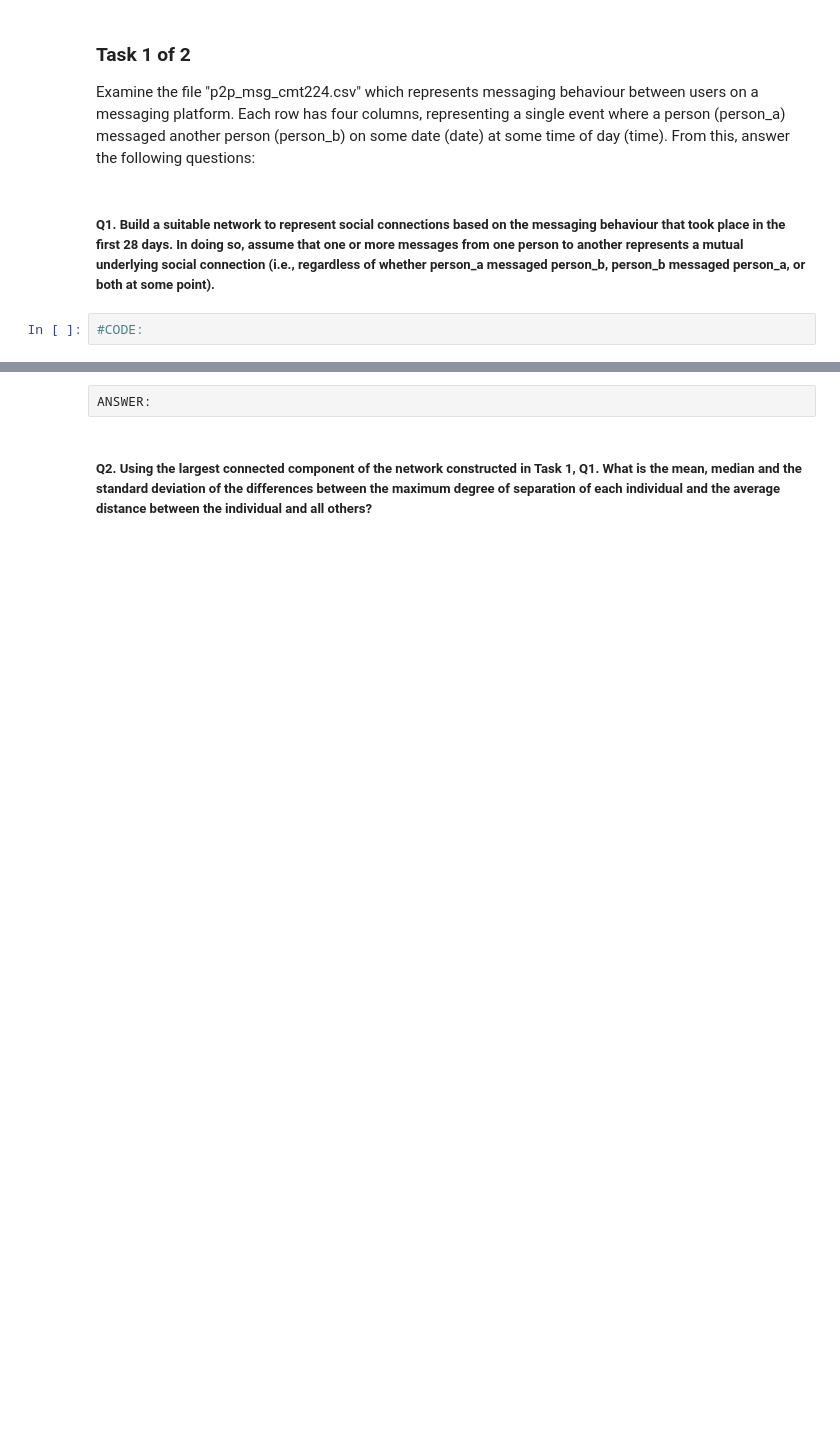
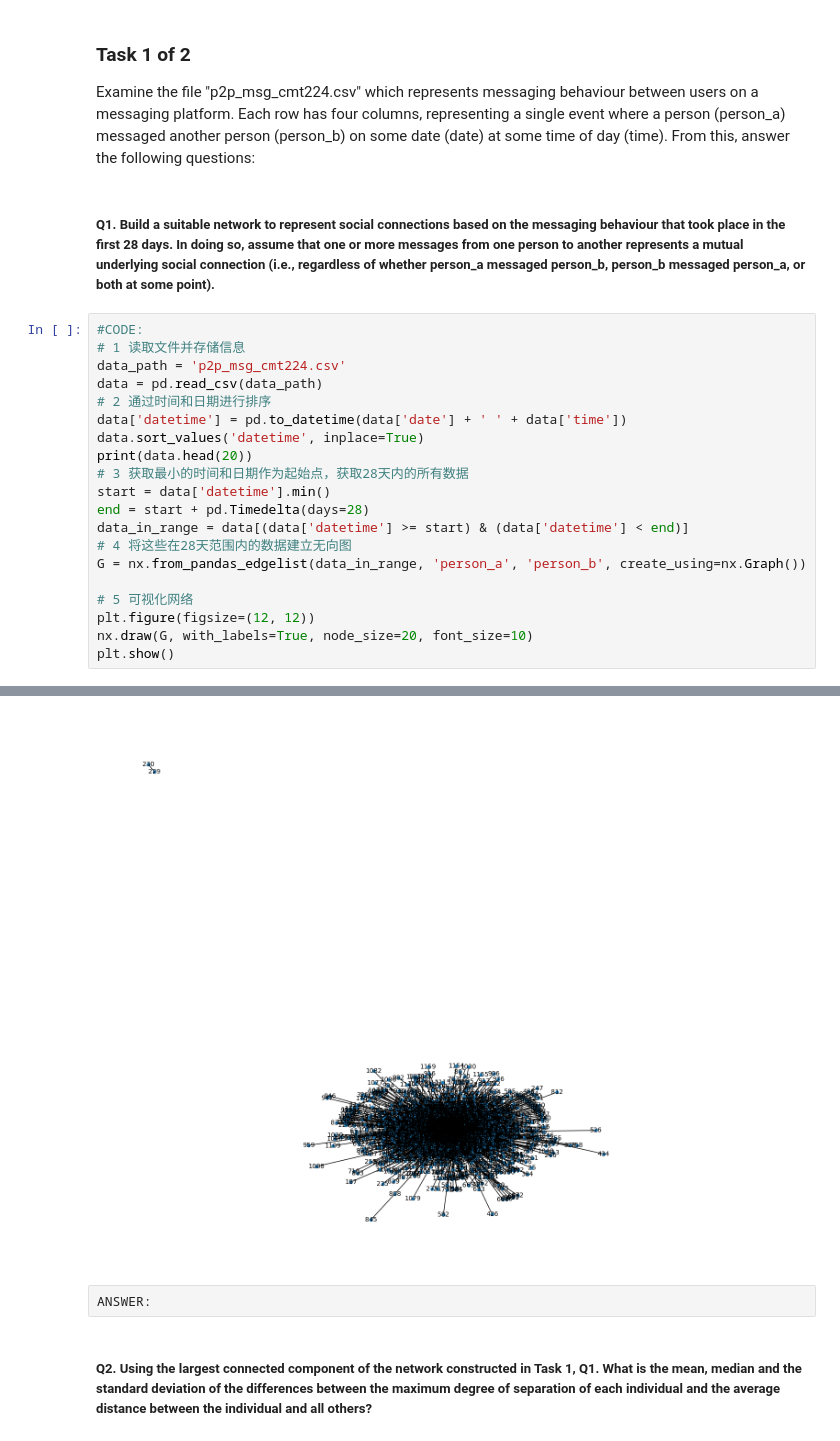
Before and after one commit to C56519/CMT224, a Jupyter notebook: coursework/part-3.ipynb, the cells around one changed output, grey strips where cells are left out. Drawn from its saved outputs; the diff is of its cells as text; blank space fills up the shorter version.

```diff
--- a/coursework/part-3.ipynb
+++ b/coursework/part-3.ipynb
@@ -20,3 +47,22 @@ Examine the file "p2p_msg_cmt224.csv" which represents messaging behaviour betwe
 ##### Q1. Build a suitable network to represent social connections based on the messaging behaviour that took place in the first 28 days. In doing so, assume that one or more messages from one person to another represents a mutual underlying social connection (i.e., regardless of whether person_a messaged person_b, person_b messaged person_a, or both at some point).
 # %%
 #CODE:
+# 1 读取文件并存储信息
+data_path = 'p2p_msg_cmt224.csv'
+data = pd.read_csv(data_path)
+# 2 通过时间和日期进行排序
+data['datetime'] = pd.to_datetime(data['date'] + ' ' + data['time'])
+data.sort_values('datetime', inplace=True)
+print(data.head(20))
+# 3 获取最小的时间和日期作为起始点，获取28天内的所有数据
+start = data['datetime'].min()
+end = start + pd.Timedelta(days=28)
+data_in_range = data[(data['datetime'] >= start) & (data['datetime'] < end)]
+# 4 将这些在28天范围内的数据建立无向图
+G = nx.from_pandas_edgelist(data_in_range, 'person_a', 'person_b', create_using=nx.Graph())
+
+# 5 可视化网络
+plt.figure(figsize=(12, 12))
+nx.draw(G, with_labels=True, node_size=20, font_size=10)
+plt.show()
+# %% [output]
@@ -23,3 +86,4 @@ Examine the file "p2p_msg_cmt224.csv" which represents messaging behaviour betwe
+[figure, added]
 # %% [raw]
 ANSWER:
 # %% [markdown]
```
Also changed, not shown: parts of 9 cells of this notebook, 3 other files.
